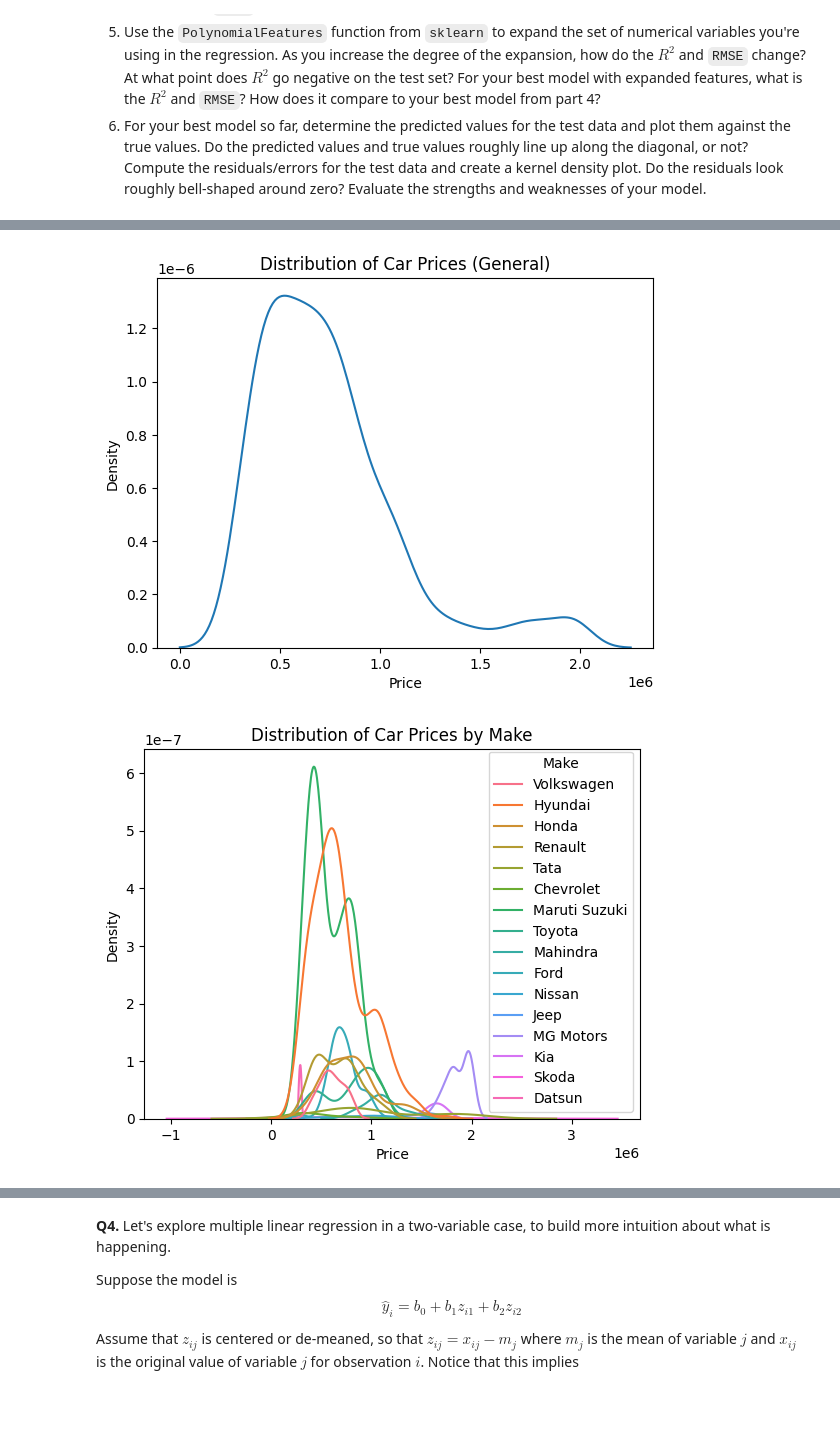
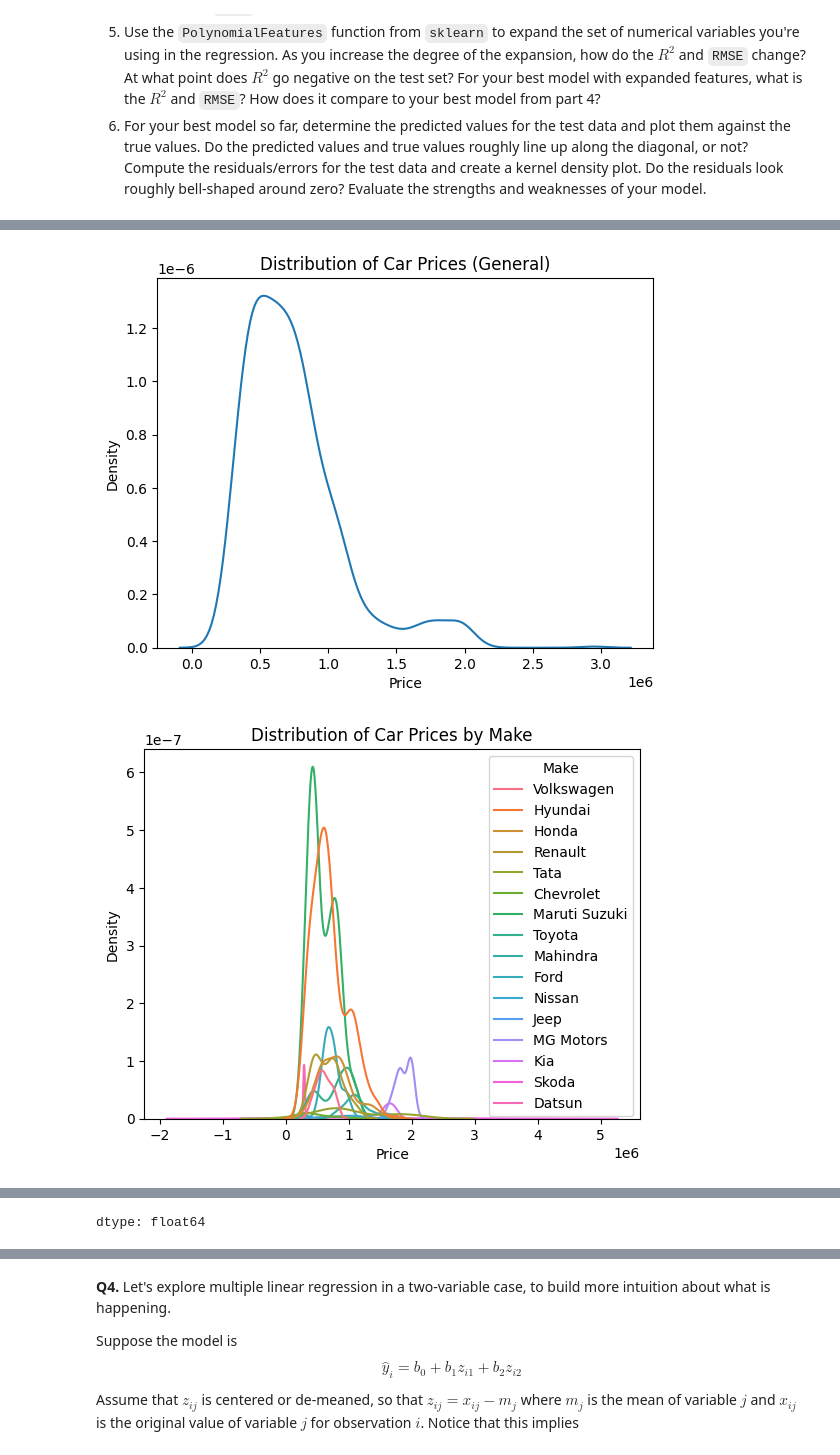
Before and after one commit to btw257-ui/linear_models, a Jupyter notebook: assignment/assignment.ipynb, the cells around one changed output, grey strips where cells are left out. Saved outputs shown, nothing was run; the diff lists cells and outputs as text; code cells hidden in the pictures; blank space fills up the shorter version.

```diff
--- a/assignment/assignment.ipynb
+++ b/assignment/assignment.ipynb
@@ -201,7 +201,8 @@ Coefficients: [ 1.00689576e+00  6.46110310e+01  1.25558750e+02  3.16665223e+01
 # %%
 import matplotlib.pyplot as plt
 cars = pd.read_csv('/content/cars_hw.csv')
-numericals = ['Price','Seating_Capacity','Mileage_Run']
+cars['No_of_Owners'] = cars['No_of_Owners'].str.extract('(\d+)').astype(float)
+numericals = ['Price','Seating_Capacity','Mileage_Run','No_of_Owners']
 print(cars[numericals].describe())
 for i in numericals:
   cars[i].plot.box()
@@ -241,11 +247,19 @@ KeyError: 'Price'
 # %%
 #Part 2
-sns.kdeplot(np.exp(cars2['Price']))
+sns.kdeplot(np.exp(cars2['Log_Price']))
 plt.title("Distribution of Car Prices (General)")
+plt.xlabel("Price")
 plt.show()
-sns.kdeplot(data = cars2, x = np.exp(cars2['Price']), hue = 'Make')
+
+
+sns.kdeplot(data = cars2, x = np.exp(cars2['Log_Price']), hue = 'Make')
 plt.title("Distribution of Car Prices by Make")
+plt.xlabel("Price")
 plt.show()
+cars2.groupby('Make')['Log_Price'].mean()
+#MG Motors has the highest average price
+
+#Prices are generally centered around 50-60k, with a slight right skew
 # %% [output]
-[figure, old version]
+[figure, new version]
-[figure, old version]
+[figure, new version]
@@ -251,0 +284 @@ plt.show()
+dtype: float64
```
Also changed, not shown: parts of 7 cells of this notebook.
